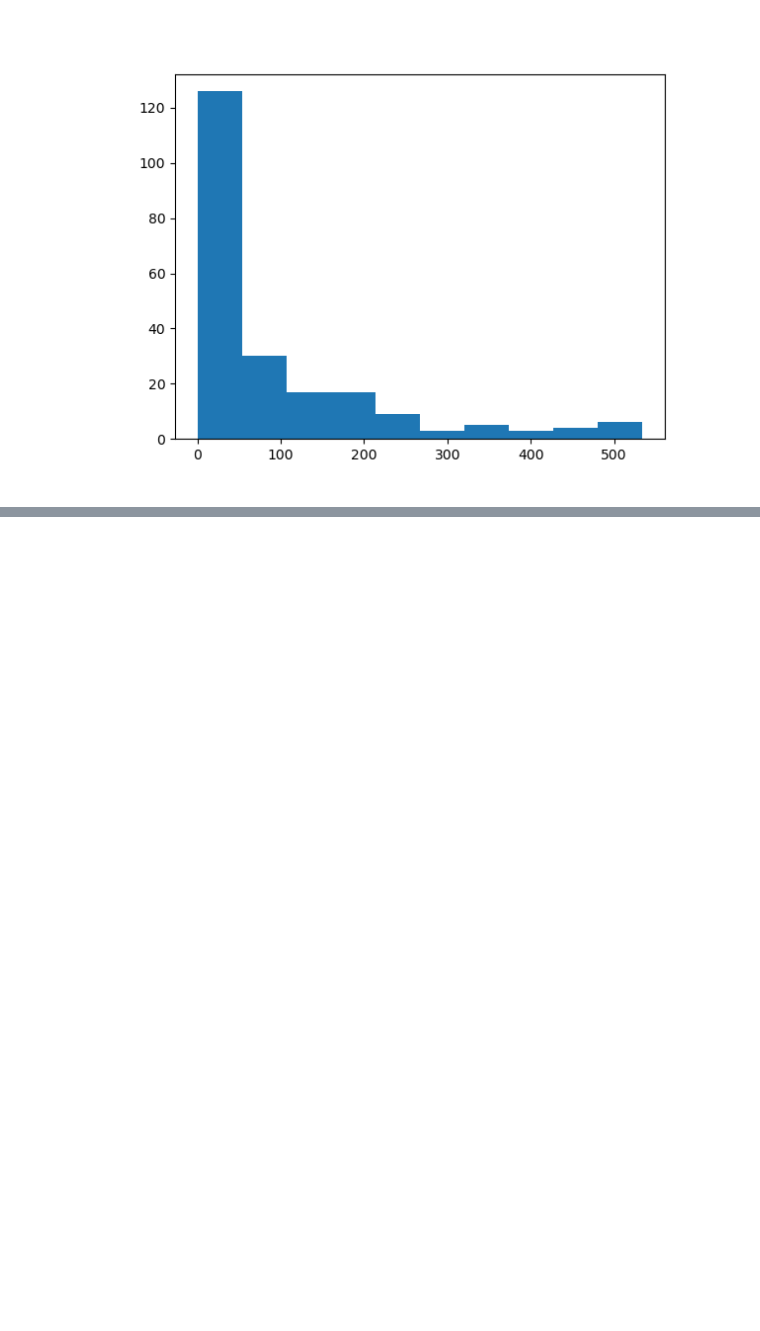
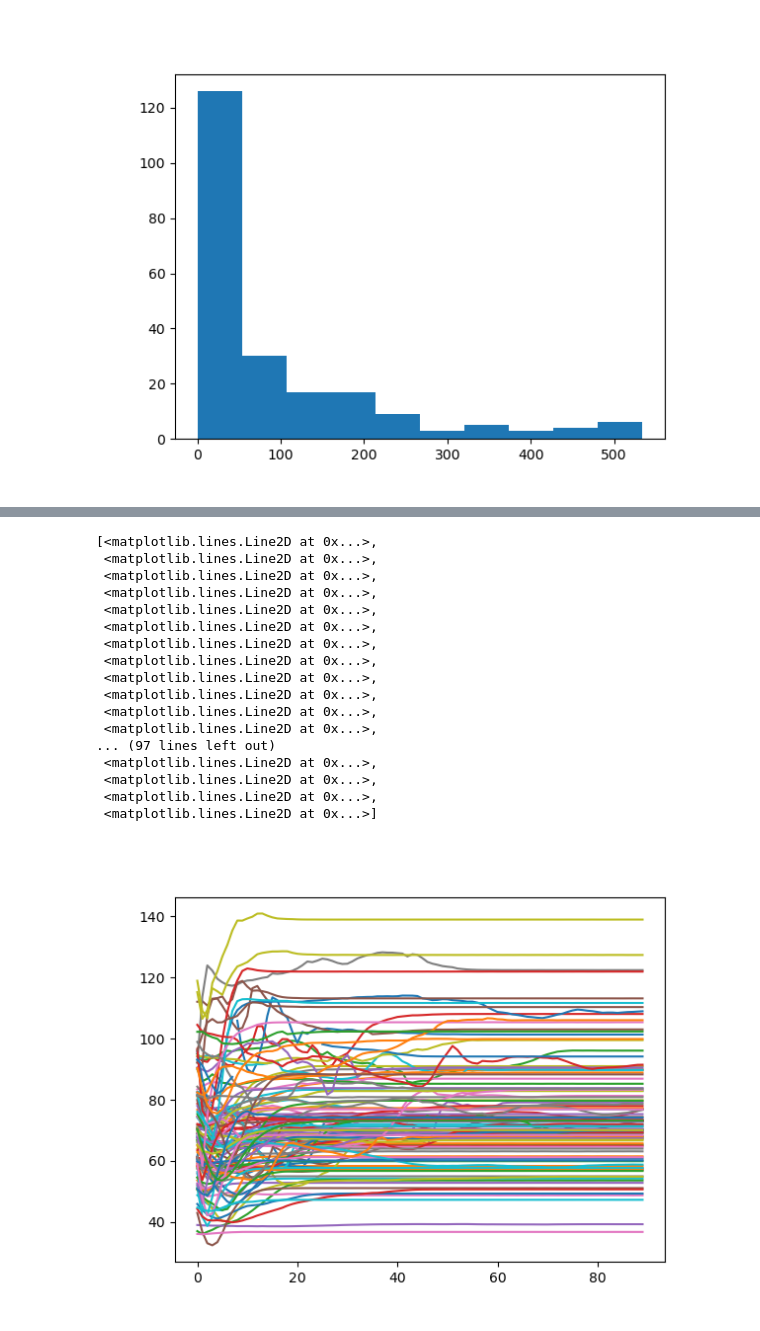
Before and after one commit to f-haces/RECTDNN, a Jupyter notebook: TileGeoreferencing.ipynb, the cells around one changed output, grey strips where cells are left out. Drawn from its saved outputs; the diff is of its cells as text; code cells hidden in the pictures; blank space fills up the shorter version.

```diff
--- a/TileGeoreferencing.ipynb
+++ b/TileGeoreferencing.ipynb
@@ -285,5 +291,6 @@ for i, tile in tqdm(enumerate(tiles), total=len(tiles)):
 
 # roads_gdf = gpd.read_file(r"C:\Users\fhacesga\Downloads\TxDOT_Street_Definition_-1346186713652838562\TxDOT_Street_Definition.shp", engine='pyogrio', use_arrow=True)
 # intersections = gpd.read_file(f"{data_dir}/AAA_ReferenceDatasets/OSM_Roads/TexasRoads_LineIntersections.gpkg", engine='pyogrio', use_arrow=True)
-intersections = gpd.read_file(f"{data_dir}/AAA_ReferenceDatasets/OSM_Roads/TexasRoads_LineIntersections_strict.gpkg", engine='pyogrio', use_arrow=True)
-roads_gdf = gpd.read_file(r"C:\Users\fhacesga\Downloads\TexasRoads_filtered_3857.gpkg", engine='pyogrio', use_arrow=True)
+# intersections = gpd.read_file(f"{data_dir}/AAA_ReferenceDatasets/OSM_Roads/TexasRoads_LineIntersections_strict.gpkg", engine='pyogrio', use_arrow=True)
+intersections = gpd.read_file(f"{data_dir}/AAA_ReferenceDatasets/OSM_Roads/TexasRoads_filtered_strict_3857_nondupe_smaller.gpkg", engine='pyogrio', use_arrow=True)
+roads_gdf = gpd.read_file(r"C:\Users\fhacesga\Downloads\TexasRoads_filtered_strict_3857.gpkg", engine='pyogrio', use_arrow=True)
@@ -686,0 +454,24 @@ NameError: name 'model' is not defined
+# %%
+grades = np.array([a['grades'] for a in allgrades]).T
+
+plt.figure()
+plt.plot(grades)
+# %% [output]
+[<matplotlib.lines.Line2D at 0x...>,
+ <matplotlib.lines.Line2D at 0x...>,
+ <matplotlib.lines.Line2D at 0x...>,
+ <matplotlib.lines.Line2D at 0x...>,
+ <matplotlib.lines.Line2D at 0x...>,
+ <matplotlib.lines.Line2D at 0x...>,
+ <matplotlib.lines.Line2D at 0x...>,
+ <matplotlib.lines.Line2D at 0x...>,
+ <matplotlib.lines.Line2D at 0x...>,
+ <matplotlib.lines.Line2D at 0x...>,
+ <matplotlib.lines.Line2D at 0x...>,
+ <matplotlib.lines.Line2D at 0x...>,
+... (97 lines left out)
+ <matplotlib.lines.Line2D at 0x...>,
+ <matplotlib.lines.Line2D at 0x...>,
+ <matplotlib.lines.Line2D at 0x...>,
+ <matplotlib.lines.Line2D at 0x...>]
+[figure, added]
```
Also changed, not shown: parts of 12 cells of this notebook, 10 other files.
